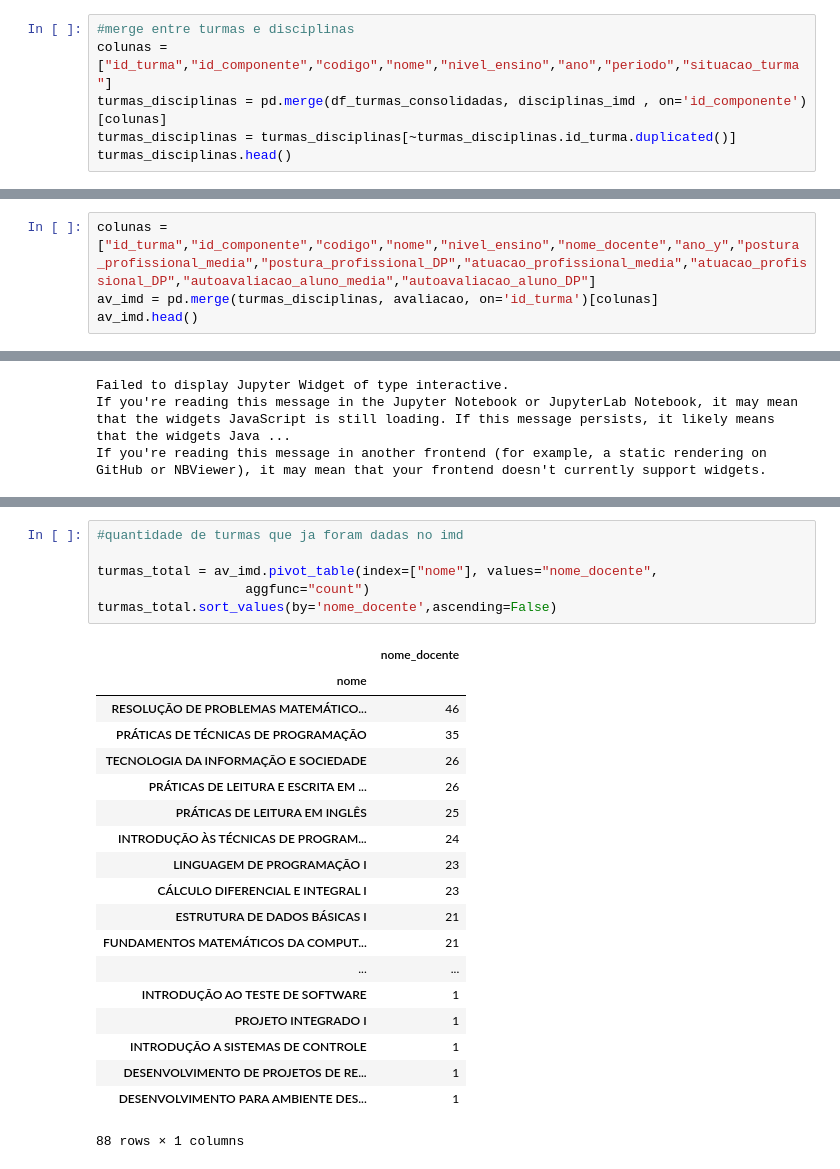
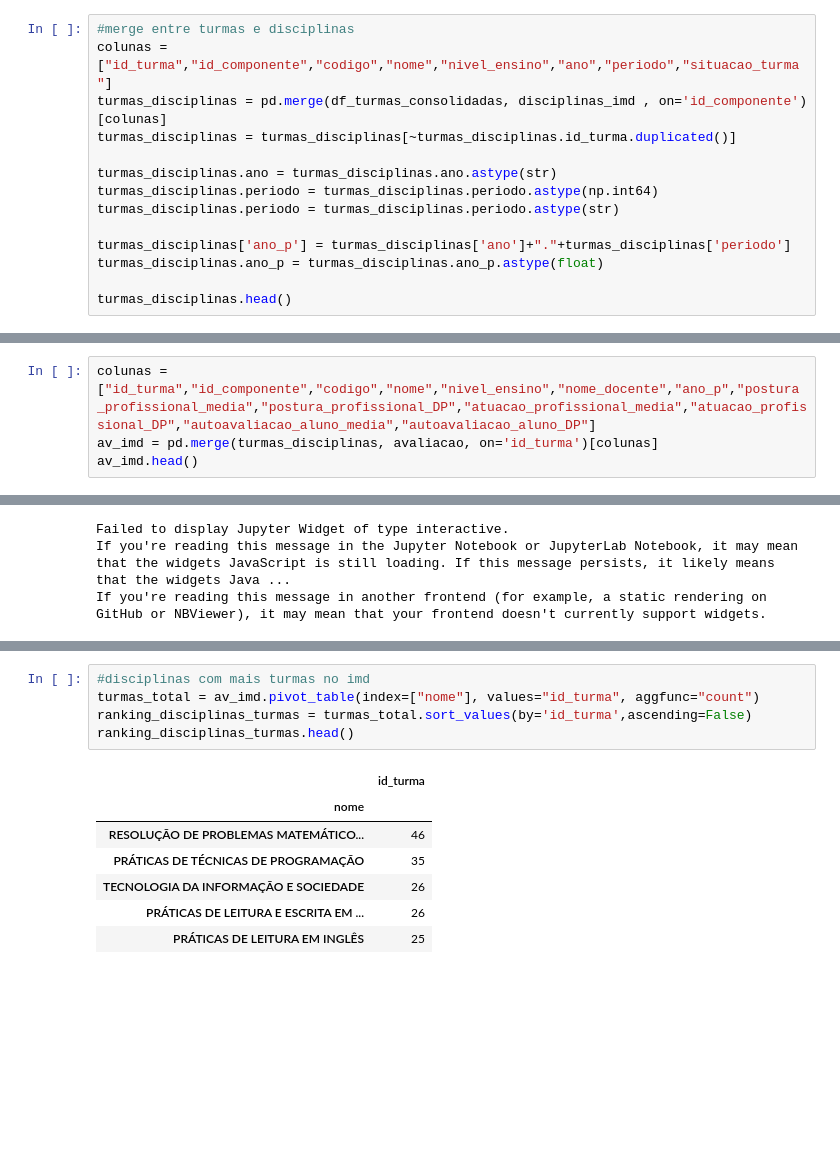
Before and after one commit to Andrelourencogit/Projeto-1-Probabilidade, a Jupyter notebook: projeto02.ipynb, the cells around one changed output, grey strips where cells are left out. Cells and saved outputs as stored; diff of their text form; blank space fills up the shorter version.

```diff
--- a/projeto02.ipynb
+++ b/projeto02.ipynb
@@ -88,5 +88,13 @@ See the caveats in the documentation: http://pandas.pydata.org/pandas-docs/stabl
 colunas = ["id_turma","id_componente","codigo","nome","nivel_ensino","ano","periodo","situacao_turma"]
 turmas_disciplinas = pd.merge(df_turmas_consolidadas, disciplinas_imd , on='id_componente')[colunas]
 turmas_disciplinas = turmas_disciplinas[~turmas_disciplinas.id_turma.duplicated()]
+
+turmas_disciplinas.ano = turmas_disciplinas.ano.astype(str)
+turmas_disciplinas.periodo = turmas_disciplinas.periodo.astype(np.int64)
+turmas_disciplinas.periodo = turmas_disciplinas.periodo.astype(str)
+
+turmas_disciplinas['ano_p'] = turmas_disciplinas['ano']+"."+turmas_disciplinas['periodo']
+turmas_disciplinas.ano_p = turmas_disciplinas.ano_p.astype(float)
+
 turmas_disciplinas.head()
 # %% [output]
@@ -108,7 +116,7 @@ avaliacao.head()
 | 3 | 15370 | FERNANDO MOREIRA DA SILVA | 1229520 | 2014 | 2 | 13 | 9.06 | ... |
 | 4 | 15370 | FERNANDO MOREIRA DA SILVA | 1229545 | 2014 | 2 | 24 | 9.27 | ... |
 # %%
-colunas = ["id_turma","id_componente","codigo","nome","nivel_ensino","nome_docente","ano_y","postura_profissional_media","postura_profissional_DP","atuacao_profissional_media","atuacao_profissional_DP","autoavaliacao_aluno_media","autoavaliacao_aluno_DP"]
+colunas = ["id_turma","id_componente","codigo","nome","nivel_ensino","nome_docente","ano_p","postura_profissional_media","postura_profissional_DP","atuacao_profissional_media","atuacao_profissional_DP","autoavaliacao_aluno_media","autoavaliacao_aluno_DP"]
 av_imd = pd.merge(turmas_disciplinas, avaliacao, on='id_turma')[colunas]
 av_imd.head()
 # %% [output]
@@ -202,26 +217,13 @@ av_imd.head()
 # %%
-#quantidade de turmas que ja foram dadas no imd
-
-turmas_total = av_imd.pivot_table(index=["nome"], values="nome_docente",
-                   aggfunc="count")
-turmas_total.sort_values(by='nome_docente',ascending=False)
+#disciplinas com mais turmas no imd
+turmas_total = av_imd.pivot_table(index=["nome"], values="id_turma", aggfunc="count")
+ranking_disciplinas_turmas = turmas_total.sort_values(by='id_turma',ascending=False)
+ranking_disciplinas_turmas.head()
 # %% [output]
-|  | nome_docente |
+|  | id_turma |
 | nome |  |
 | RESOLUÇÃO DE PROBLEMAS MATEMÁTICO... | 46 |
 | PRÁTICAS DE TÉCNICAS DE PROGRAMAÇÃO | 35 |
 | TECNOLOGIA DA INFORMAÇÃO E SOCIEDADE | 26 |
 | PRÁTICAS DE LEITURA E ESCRITA EM ... | 26 |
 | PRÁTICAS DE LEITURA EM INGLÊS | 25 |
-| INTRODUÇÃO ÀS TÉCNICAS DE PROGRAM... | 24 |
-| LINGUAGEM DE PROGRAMAÇÃO I | 23 |
-| CÁLCULO DIFERENCIAL E INTEGRAL I | 23 |
-| ESTRUTURA DE DADOS BÁSICAS I | 21 |
-| FUNDAMENTOS MATEMÁTICOS DA COMPUT... | 21 |
-| ... | ... |
-| INTRODUÇÃO AO TESTE DE SOFTWARE | 1 |
-| PROJETO INTEGRADO I | 1 |
-| INTRODUÇÃO A SISTEMAS DE CONTROLE | 1 |
-| DESENVOLVIMENTO DE PROJETOS DE RE... | 1 |
-| DESENVOLVIMENTO PARA AMBIENTE DES... | 1 |
-88 rows × 1 columns
```
Also changed, not shown: parts of 10 cells of this notebook, 16 other files.
